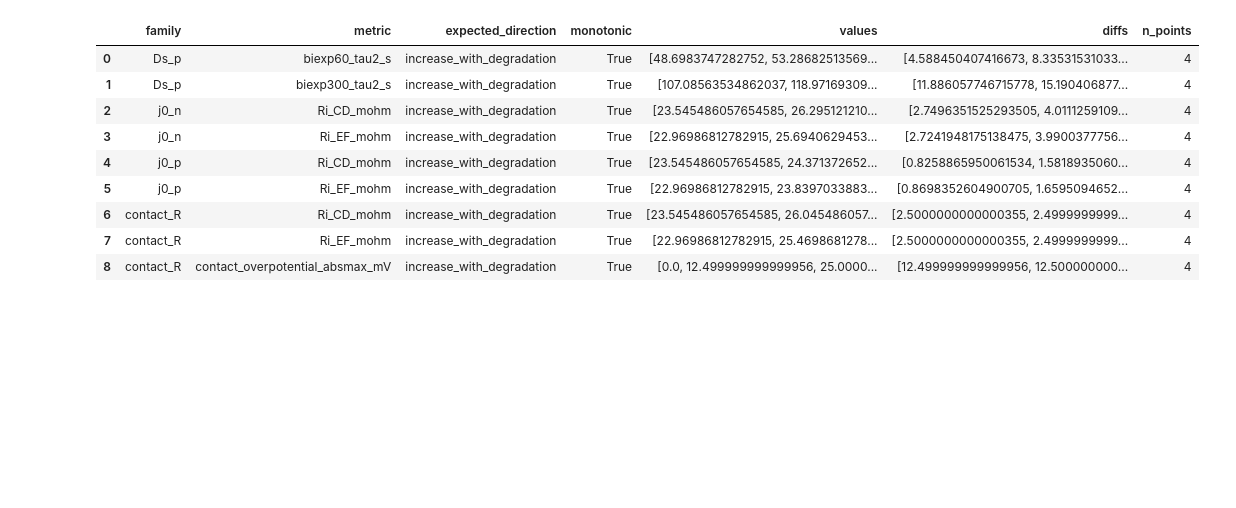
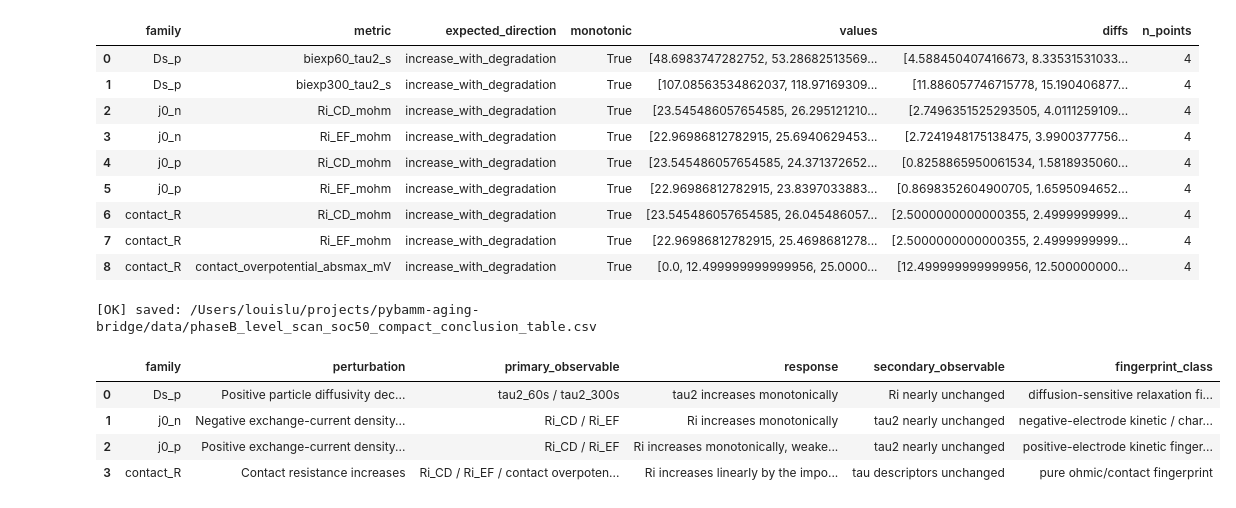
Before and after one commit to jiaxingLu/pybamm-aging-bridge, a Jupyter notebook: notebooks/06_phaseB_level_scan_soc50.ipynb, the cells around one changed output. Drawn from its saved outputs; the diff is of its cells as text; code cells hidden in the pictures; blank space fills up the shorter version.

```diff
--- a/notebooks/06_phaseB_level_scan_soc50.ipynb
+++ b/notebooks/06_phaseB_level_scan_soc50.ipynb
@@ -993,3 +993,55 @@ display(monotonicity_table)
 | 6 | contact_R | Ri_CD_mohm | increase_with_degradation | True | [23.545486057654585, 26.045486057... | [2.5000000000000355, 2.4999999999... | 4 |
 | 7 | contact_R | Ri_EF_mohm | increase_with_degradation | True | [22.96986812782915, 25.4698681278... | [2.5000000000000355, 2.4999999999... | 4 |
 | 8 | contact_R | contact_overpotential_absmax_mV | increase_with_degradation | True | [0.0, 12.499999999999956, 25.0000... | [12.499999999999956, 12.500000000... | 4 |
+# %%
+# Cell 14 — Compact conclusion table（提炼每个机制族的主要可观测指纹）
+
+compact_rows = [
+    {
+        "family": "Ds_p",
+        "perturbation": "Positive particle diffusivity decreases",
+        "primary_observable": "tau2_60s / tau2_300s",
+        "response": "tau2 increases monotonically",
+        "secondary_observable": "Ri nearly unchanged",
+        "fingerprint_class": "diffusion-sensitive relaxation fingerprint",
+    },
+    {
+        "family": "j0_n",
+        "perturbation": "Negative exchange-current density decreases",
+        "primary_observable": "Ri_CD / Ri_EF",
+        "response": "Ri increases monotonically",
+        "secondary_observable": "tau2 nearly unchanged",
+        "fingerprint_class": "negative-electrode kinetic / charge-transfer fingerprint",
+    },
+    {
+        "family": "j0_p",
+        "perturbation": "Positive exchange-current density decreases",
+        "primary_observable": "Ri_CD / Ri_EF",
+        "response": "Ri increases monotonically, weaker than j0_n",
+        "secondary_observable": "tau2 nearly unchanged",
+        "fingerprint_class": "positive-electrode kinetic fingerprint",
+    },
+    {
+        "family": "contact_R",
+        "perturbation": "Contact resistance increases",
+        "primary_observable": "Ri_CD / Ri_EF / contact overpotential",
+        "response": "Ri increases linearly by the imposed contact resistance",
+        "secondary_observable": "tau descriptors unchanged",
+        "fingerprint_class": "pure ohmic/contact fingerprint",
+    },
+]
+
+compact_conclusion_table = pd.DataFrame(compact_rows)
+
+out_csv = DATA / "phaseB_level_scan_soc50_compact_conclusion_table.csv"
+compact_conclusion_table.to_csv(out_csv, index=False)
+
+print("[OK] saved:", out_csv)
+display(compact_conclusion_table)
+# %% [output]
+[OK] saved: /Users/louislu/projects/pybamm-aging-bridge/data/phaseB_level_scan_soc50_compact_conclusion_table.csv
+|  | family | perturbation | primary_observable | response | secondary_observable | fingerprint_class |
+| 0 | Ds_p | Positive particle diffusivity dec... | tau2_60s / tau2_300s | tau2 increases monotonically | Ri nearly unchanged | diffusion-sensitive relaxation fi... |
+| 1 | j0_n | Negative exchange-current density... | Ri_CD / Ri_EF | Ri increases monotonically | tau2 nearly unchanged | negative-electrode kinetic / char... |
+| 2 | j0_p | Positive exchange-current density... | Ri_CD / Ri_EF | Ri increases monotonically, weake... | tau2 nearly unchanged | positive-electrode kinetic finger... |
+| 3 | contact_R | Contact resistance increases | Ri_CD / Ri_EF / contact overpoten... | Ri increases linearly by the impo... | tau descriptors unchanged | pure ohmic/contact fingerprint |
```
Also changed, not shown: parts of 1 cell of this notebook, 1 other file.
